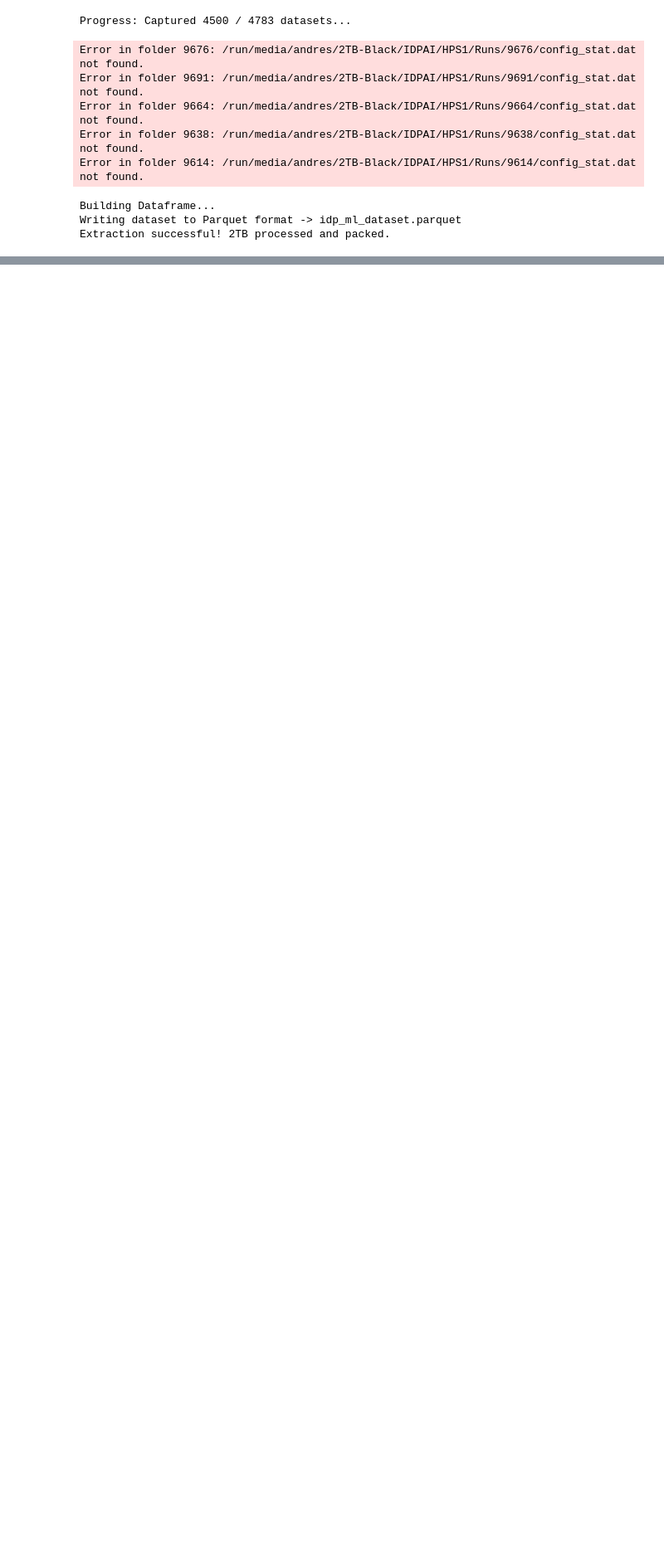
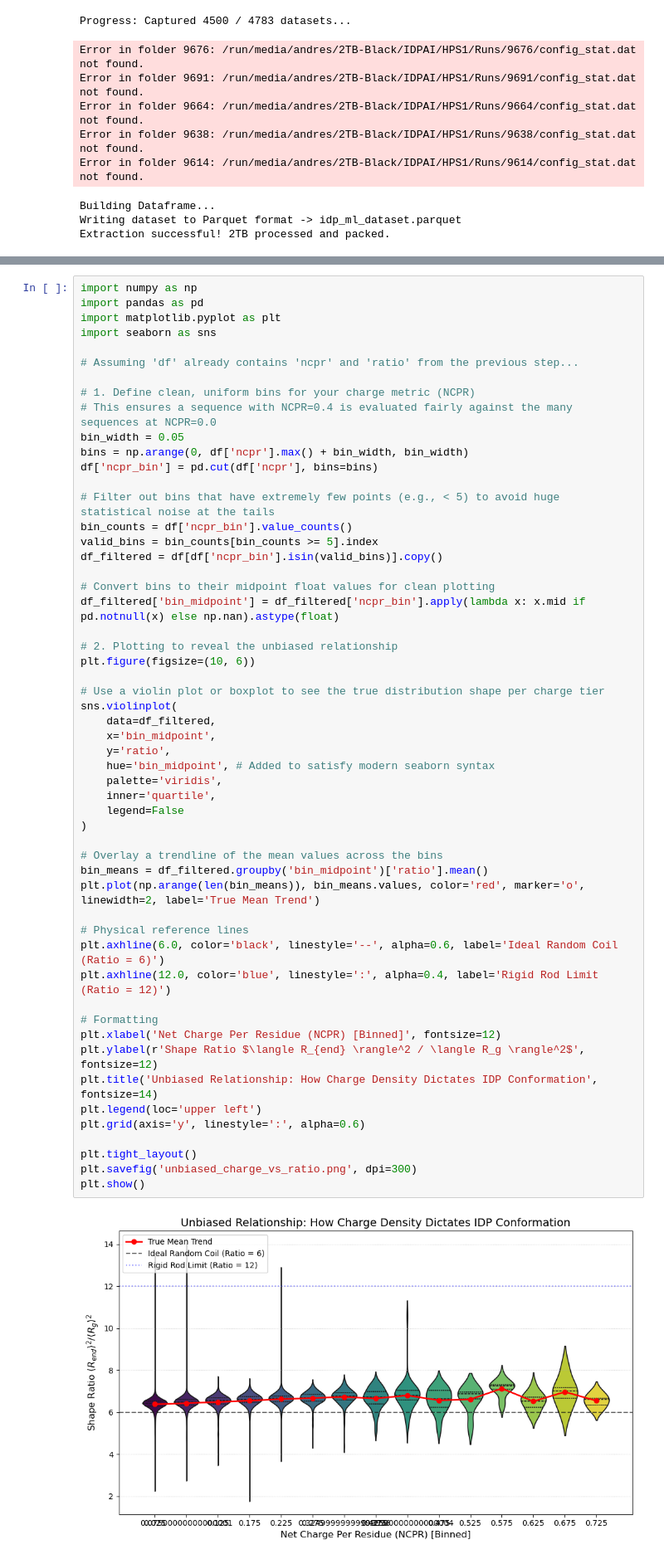
Before and after one commit to amgualdron/idps-machine-learning, a Jupyter notebook: notebook/ml-data.ipynb, the cells around one changed output, grey strips where cells are left out. Shown at 83% size. Drawn from its saved outputs; the diff is of its cells as text; blank space fills up the shorter version.

```diff
--- a/notebook/ml-data.ipynb
+++ b/notebook/ml-data.ipynb
@@ -382,0 +525,56 @@ Sequence not found in the dataset.
+# %%
+import numpy as np
+import pandas as pd
+import matplotlib.pyplot as plt
+import seaborn as sns
+
+# Assuming 'df' already contains 'ncpr' and 'ratio' from the previous step...
+
+# 1. Define clean, uniform bins for your charge metric (NCPR)
+# This ensures a sequence with NCPR=0.4 is evaluated fairly against the many sequences at NCPR=0.0
+bin_width = 0.05
+bins = np.arange(0, df['ncpr'].max() + bin_width, bin_width)
+df['ncpr_bin'] = pd.cut(df['ncpr'], bins=bins)
+
+# Filter out bins that have extremely few points (e.g., < 5) to avoid huge statistical noise at the tails
+bin_counts = df['ncpr_bin'].value_counts()
+valid_bins = bin_counts[bin_counts >= 5].index
+df_filtered = df[df['ncpr_bin'].isin(valid_bins)].copy()
+
+# Convert bins to their midpoint float values for clean plotting
+df_filtered['bin_midpoint'] = df_filtered['ncpr_bin'].apply(lambda x: x.mid if pd.notnull(x) else np.nan).astype(float)
+
+# 2. Plotting to reveal the unbiased relationship
+plt.figure(figsize=(10, 6))
+
+# Use a violin plot or boxplot to see the true distribution shape per charge tier
+sns.violinplot(
+    data=df_filtered,
+    x='bin_midpoint',
+    y='ratio',
+    hue='bin_midpoint', # Added to satisfy modern seaborn syntax
+    palette='viridis',
+    inner='quartile',
+    legend=False
+)
+
+# Overlay a trendline of the mean values across the bins
+bin_means = df_filtered.groupby('bin_midpoint')['ratio'].mean()
+plt.plot(np.arange(len(bin_means)), bin_means.values, color='red', marker='o', linewidth=2, label='True Mean Trend')
+
+# Physical reference lines
+plt.axhline(6.0, color='black', linestyle='--', alpha=0.6, label='Ideal Random Coil (Ratio = 6)')
+plt.axhline(12.0, color='blue', linestyle=':', alpha=0.4, label='Rigid Rod Limit (Ratio = 12)')
+
+# Formatting
+plt.xlabel('Net Charge Per Residue (NCPR) [Binned]', fontsize=12)
+plt.ylabel(r'Shape Ratio $\langle R_{end} \rangle^2 / \langle R_g \rangle^2$', fontsize=12)
+plt.title('Unbiased Relationship: How Charge Density Dictates IDP Conformation', fontsize=14)
+plt.legend(loc='upper left')
+plt.grid(axis='y', linestyle=':', alpha=0.6)
+
+plt.tight_layout()
+plt.savefig('unbiased_charge_vs_ratio.png', dpi=300)
+plt.show()
+# %% [output]
+[figure, added]
```
Also changed, not shown: parts of 4 cells of this notebook, 6 other files.
